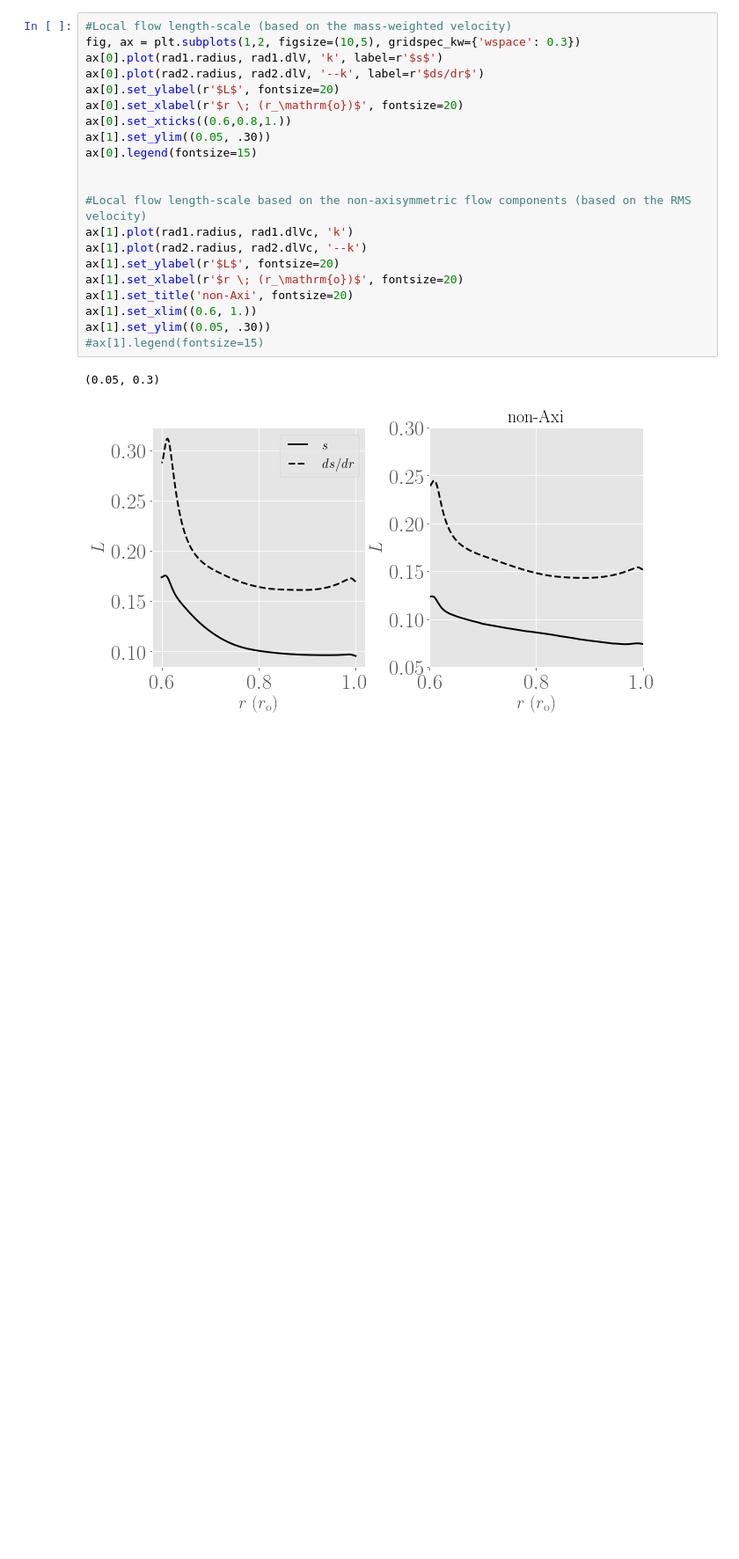
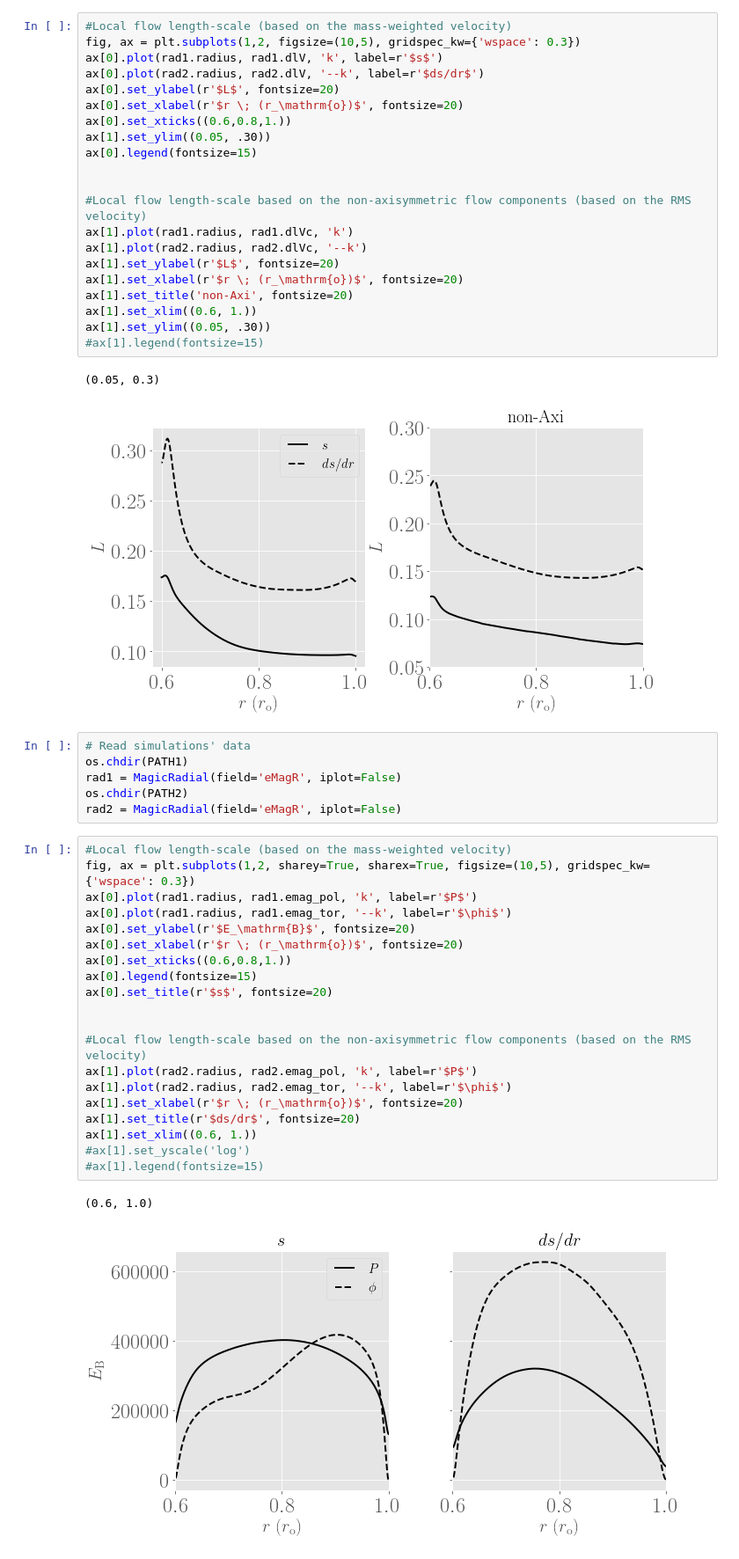
Before and after one commit to bzaire/Report_Sims, a Jupyter notebook: notebook3_1.ipynb, the cells around one changed output. Shown at 88% size. Cells and saved outputs as stored; diff of their text form; blank space fills up the shorter version.

```diff
--- a/notebook3_1.ipynb
+++ b/notebook3_1.ipynb
@@ -98,3 +102,32 @@ ax[1].set_ylim((0.05, .30))
 # %% [output]
 (0.05, 0.3)
 [figure]
+# %%
+# Read simulations' data
+os.chdir(PATH1)
+rad1 = MagicRadial(field='eMagR', iplot=False)
+os.chdir(PATH2)
+rad2 = MagicRadial(field='eMagR', iplot=False)
+# %%
+#Local flow length-scale (based on the mass-weighted velocity)
+fig, ax = plt.subplots(1,2, sharey=True, sharex=True, figsize=(10,5), gridspec_kw={'wspace': 0.3})
+ax[0].plot(rad1.radius, rad1.emag_pol, 'k', label=r'$P$')
+ax[0].plot(rad1.radius, rad1.emag_tor, '--k', label=r'$\phi$')
+ax[0].set_ylabel(r'$E_\mathrm{B}$', fontsize=20)
+ax[0].set_xlabel(r'$r \; (r_\mathrm{o})$', fontsize=20)
+ax[0].set_xticks((0.6,0.8,1.))
+ax[0].legend(fontsize=15)
+ax[0].set_title(r'$s$', fontsize=20)
+
+
+#Local flow length-scale based on the non-axisymmetric flow components (based on the RMS velocity)
+ax[1].plot(rad2.radius, rad2.emag_pol, 'k', label=r'$P$')
+ax[1].plot(rad2.radius, rad2.emag_tor, '--k', label=r'$\phi$')
+ax[1].set_xlabel(r'$r \; (r_\mathrm{o})$', fontsize=20)
+ax[1].set_title(r'$ds/dr$', fontsize=20)
+ax[1].set_xlim((0.6, 1.))
+#ax[1].set_yscale('log')
+#ax[1].legend(fontsize=15)
+# %% [output]
+(0.6, 1.0)
+[figure, added]
```
Also changed, not shown: parts of 5 cells of this notebook, 1 other file.
